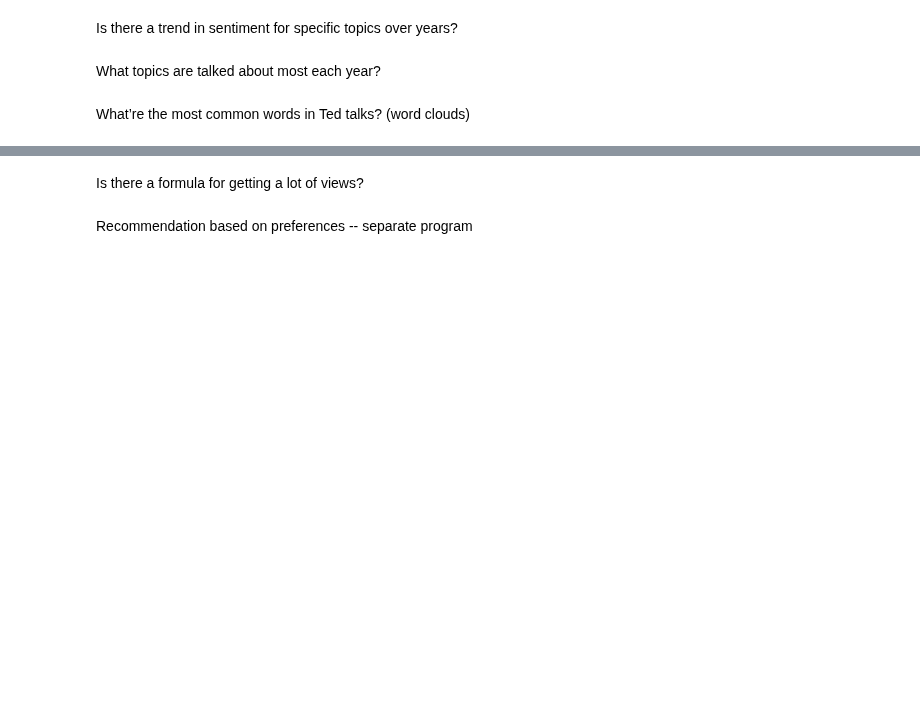
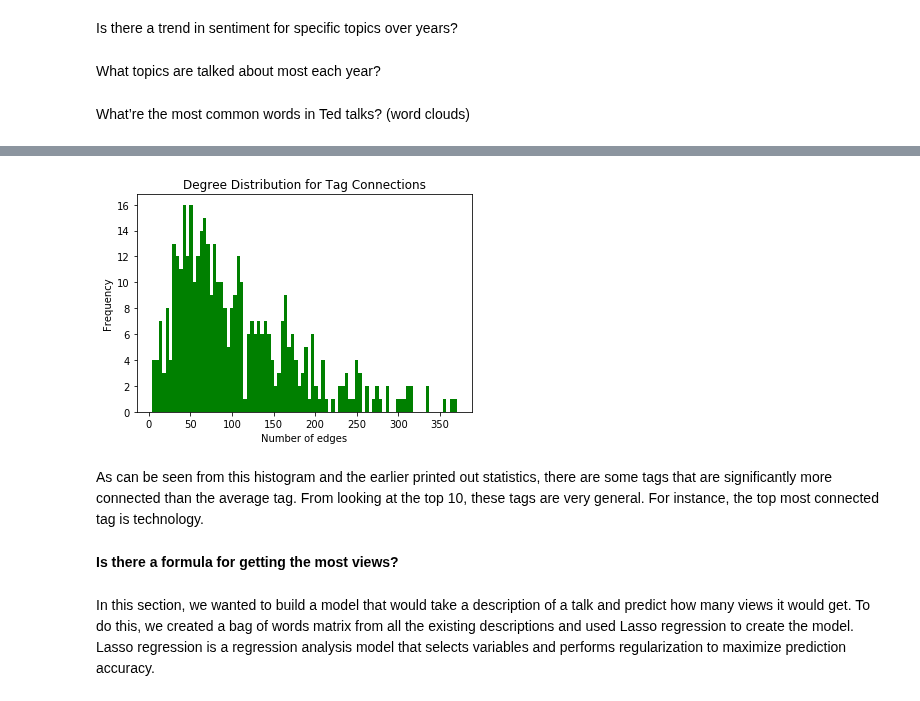
Before and after one commit to jmazanec15/BigDataFinal, a Jupyter notebook: DissectingTed.ipynb, the cells around one changed output, grey strips where cells are left out. Cells and saved outputs as stored; diff of their text form; code cells hidden in the pictures; blank space fills up the shorter version.

```diff
--- a/DissectingTed.ipynb
+++ b/DissectingTed.ipynb
@@ -76,4 +234,16 @@ What tags generate the most views?
+# %%
+## Print out distribution of edges for hub detection
+connections = [t[1] for t in nx.degree(tag_graph)]
+plt.hist(connections, 90, color="green")
+plt.title("Degree Distribution for Tag Connections")
+plt.ylabel("Frequency")
+plt.xlabel("Number of edges")
+plt.show()
+# %% [output]
+[figure, added]
+# %% [markdown]
+As can be seen from this histogram and the earlier printed out statistics, there are some tags that are significantly more connected than the average tag. From looking at the top 10, these tags are very general. For instance, the top most connected tag is technology.
 # %% [markdown]
-Is there a formula for getting a lot of views?
+**Is there a formula for getting the most views?**
-# %% [markdown]
-Recommendation based on preferences -- separate program
+# %% [markdown]
+In this section, we wanted to build a model that would take a description of a talk and predict how many views it would get. To do this, we created a bag of words matrix from all the existing descriptions and used Lasso regression to create the model. Lasso regression is a regression analysis model that selects variables and performs regularization to maximize prediction accuracy.
```
Also changed, not shown: parts of 21 cells of this notebook.
